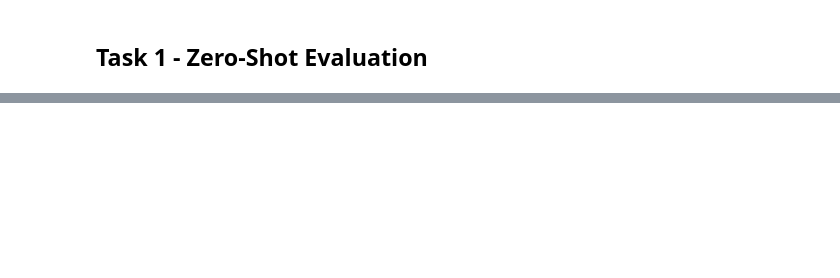
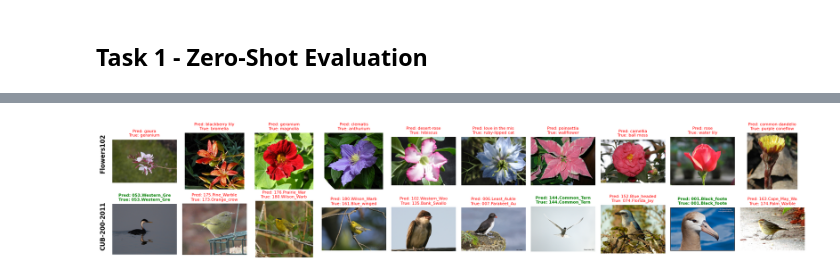
Before and after one commit to kc0506/mai-hw2, a Jupyter notebook: Task1.ipynb, the cells around one changed output, grey strips where cells are left out. Drawn from its saved outputs; the diff is of its cells as text; code cells hidden in the pictures; blank space fills up the shorter version.

```diff
--- a/Task1.ipynb
+++ b/Task1.ipynb
@@ -36,6 +57,8 @@ print(f"Using device: {DEVICE}")
 # CLIP settings
 # --- Load CLIP Processor ---
 processor = CLIPProcessor.from_pretrained(MODEL_ID)
+
+
 # --- Define a transform to process images for CLIP ---
 class CLIPTransform:
     def __init__(self, processor):
@@ -45,6 +68,9 @@ class CLIPTransform:
         # The processor expects a PIL image or list of images
         # It returns a dict, we extract 'pixel_values'
         # .squeeze(0) removes the batch dimension the processor adds
-        return self.processor(images=image, return_tensors="pt")["pixel_values"].squeeze(0)
+        return self.processor(images=image, return_tensors="pt")[
+            "pixel_values"
+        ].squeeze(0)
+
 
 clip_transform = CLIPTransform(processor)
@@ -76,0 +148,6 @@ print(f"Total test samples: {len(cub_bird_test_dts)}") # should be 5794
+# %%
+print("--- Starting Method 1: Zero-Shot Classification ---")
+
+# === 1. Load the full CLIP model ===
+model = CLIPModel.from_pretrained(MODEL_ID).to(DEVICE)
+model.eval()  # Set to evaluation mode
@@ -104,0 +271,57 @@ print(f"\nZero-Shot Test Accuracy: {cub_bird_accuracy * 100:.2f}%")
+# %%
+# === 5. Visualization ===
+# Visualize predictions from both datasets
+
+n_samples = 10
+fig, axs = plt.subplots(2, n_samples, figsize=(20, 4))
+
+# Random sample indices
+np.random.seed(42)  # For reproducibility
+flower_sample_idxs = np.random.choice(len(flowers_labels), n_samples, replace=False)
+cub_bird_sample_idxs = np.random.choice(len(cub_bird_labels), n_samples, replace=False)
+
+# Plot Flowers102 samples
+for i, idx in enumerate(flower_sample_idxs):
+    # Get original image from dataset (not transformed)
+    original_image, true_label = flowers102_test_dts[idx]
+    pred_label = flowers_preds[idx]
+
+    axs[0, i].imshow(original_image)
+    axs[0, i].axis('off')
+
+    # Color: green if correct, red if wrong
+    color = 'green' if pred_label == true_label else 'red'
+    axs[0, i].set_title(
+        f"Pred: {flower_labels[pred_label][:15]}\nTrue: {flower_labels[true_label][:15]}",
+        fontsize=8,
+        color=color,
+        weight='bold' if pred_label == true_label else 'normal'
+    )
+
+# Plot CUB-200-2011 samples
+for i, idx in enumerate(cub_bird_sample_idxs):
+    # Get original image from dataset (not transformed)
+    original_image = cub_bird_test_dts[idx]['image']
+    true_label = cub_bird_labels[idx]
+    pred_label = cub_bird_preds[idx]
+
+    axs[1, i].imshow(original_image)
+    axs[1, i].axis('off')
+
+    # Color: green if correct, red if wrong
+    color = 'green' if pred_label == true_label else 'red'
+    axs[1, i].set_title(
+        f"Pred: {cub_labels[pred_label][:15]}\nTrue: {cub_labels[true_label][:15]}",
+        fontsize=8,
+        color=color,
+        weight='bold' if pred_label == true_label else 'normal'
+    )
+
+# Add row labels
+fig.text(0.02, 0.75, 'Flowers102', va='center', rotation='vertical', fontsize=12, weight='bold')
+fig.text(0.02, 0.25, 'CUB-200-2011', va='center', rotation='vertical', fontsize=12, weight='bold')
+
+plt.tight_layout(rect=[0.03, 0, 1, 1])
+plt.show()
+# %% [output]
+[figure, added]
```
Also changed, not shown: parts of 9 cells of this notebook, 43 other files.
